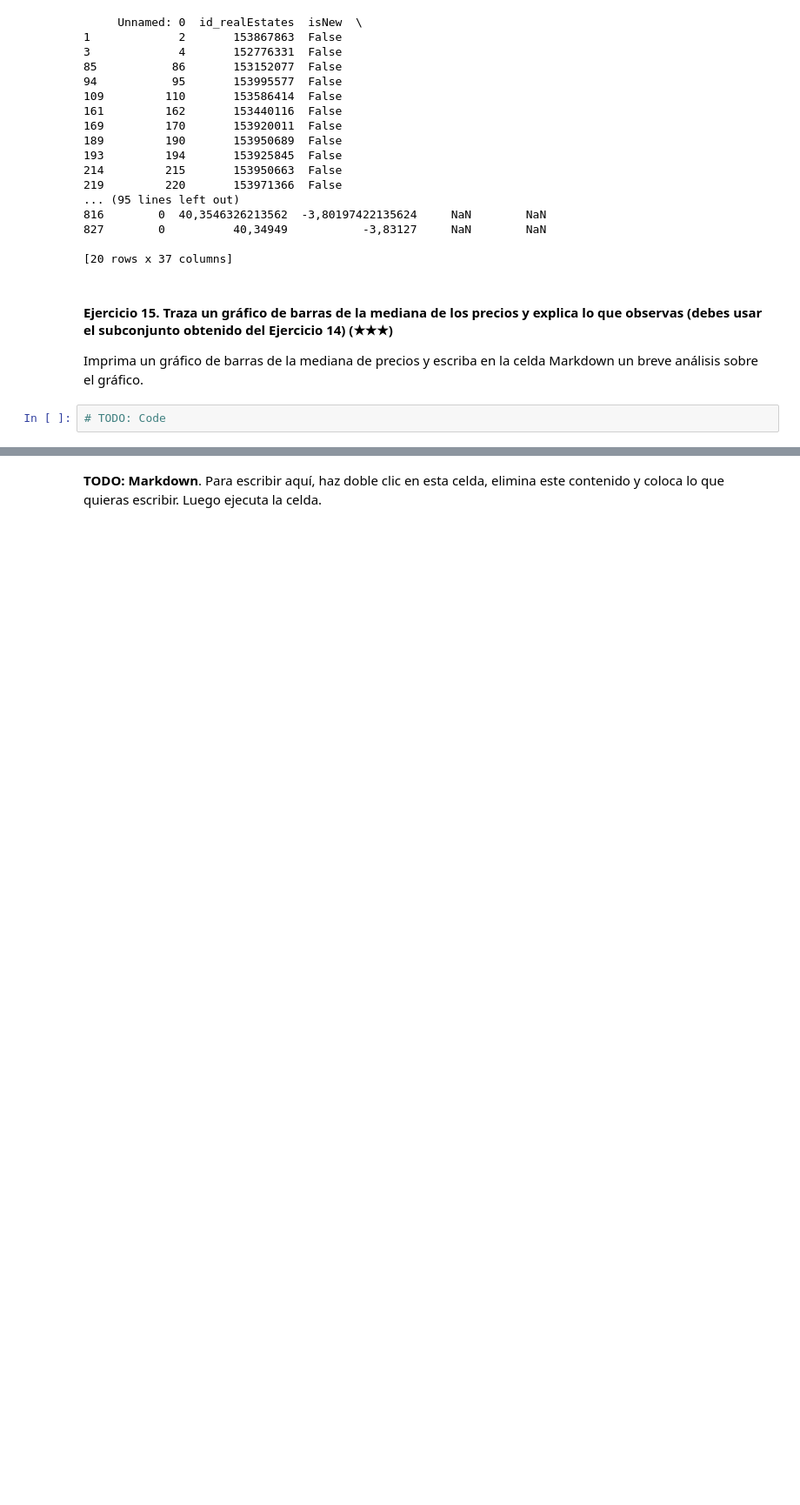
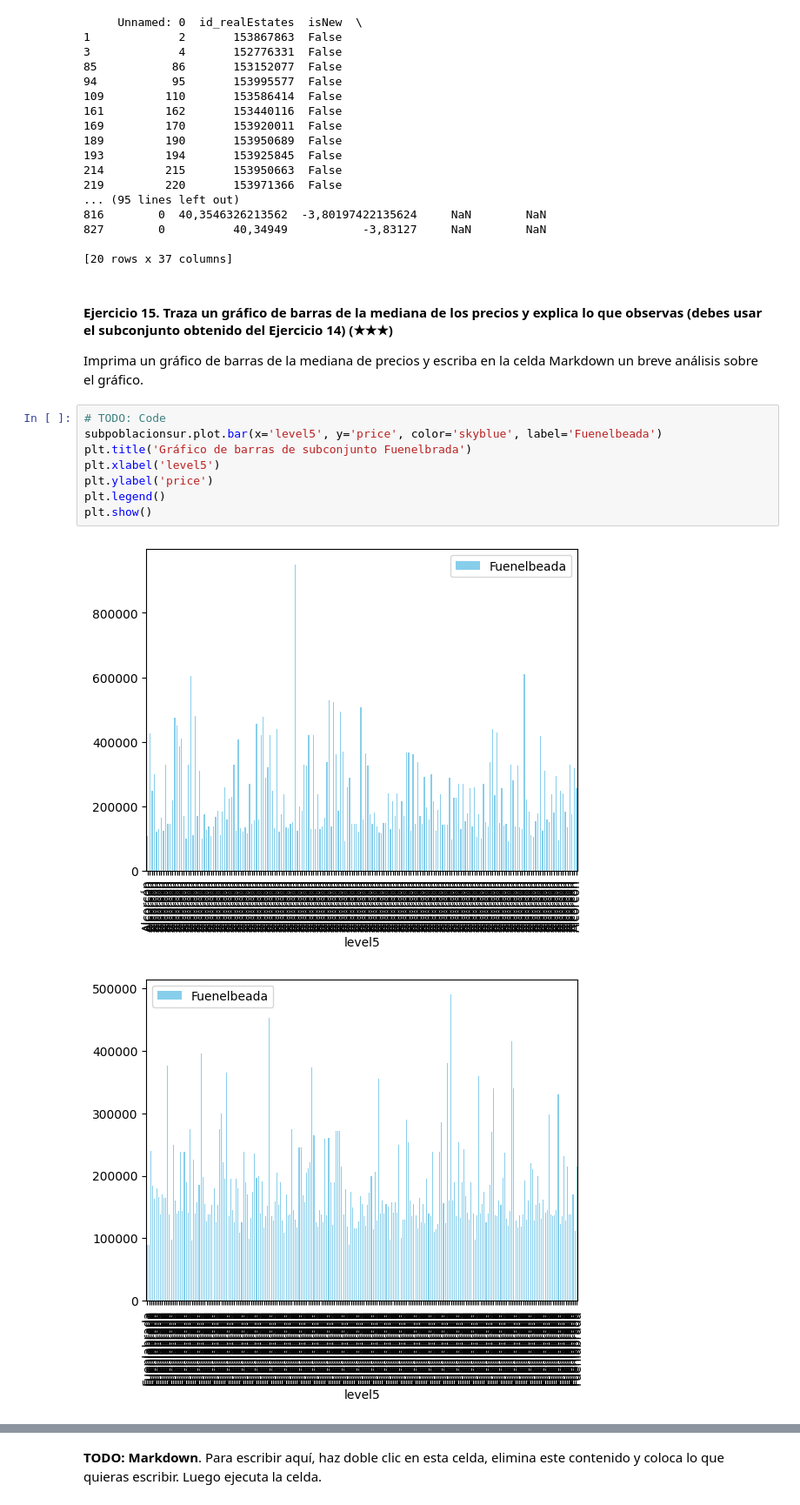
Before and after one commit to misadeep/realestate-datacleanup-exercise, a Jupyter notebook: project.es.ipynb, the cells around one changed output, grey strips where cells are left out. Shown at 87% size. Saved outputs shown, nothing was run; the diff lists cells and outputs as text; blank space fills up the shorter version.

```diff
--- a/project.es.ipynb
+++ b/project.es.ipynb
@@ -508,3 +508,12 @@ print(subpoblacionsur.head())
 Imprima un gráfico de barras de la mediana de precios y escriba en la celda Markdown un breve análisis sobre el gráfico.
 # %%
 # TODO: Code
+subpoblacionsur.plot.bar(x='level5', y='price', color='skyblue', label='Fuenelbeada')
+plt.title('Gráfico de barras de subconjunto Fuenelbrada')
+plt.xlabel('level5')
+plt.ylabel('price')
+plt.legend()
+plt.show()
+# %% [output]
+[figure, added]
+[figure, added]
```
Also changed, not shown: parts of 1 cell of this notebook.
